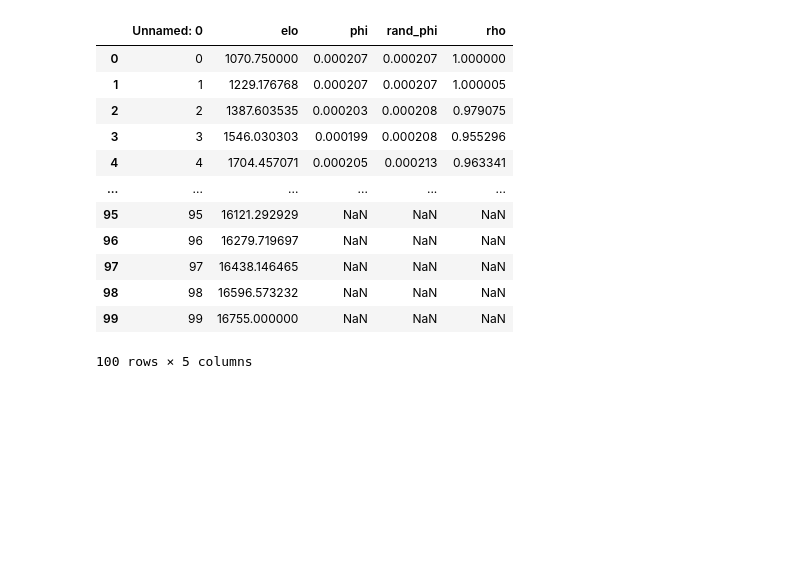
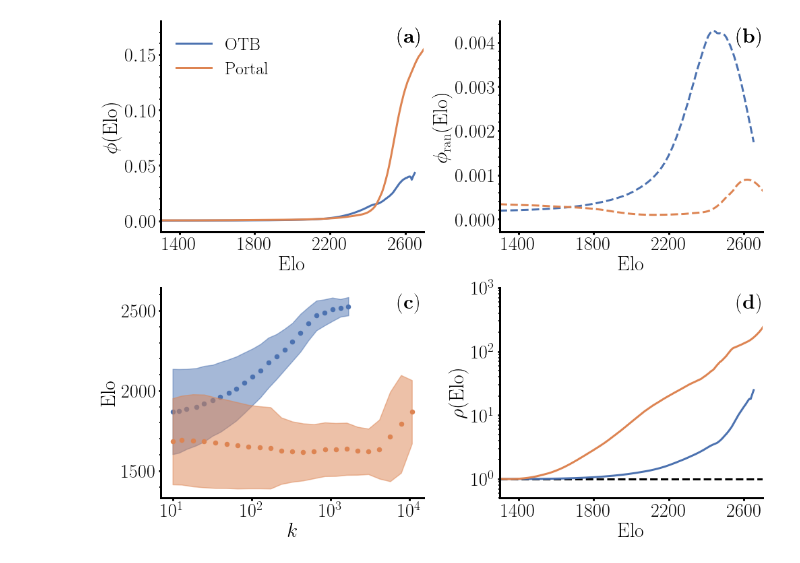
Before and after one commit to nahuelalmeira/chess, a Jupyter notebook: notebooks/figura4.ipynb, the cells around one changed output. Cells and saved outputs as stored; diff of their text form; code cells hidden in the pictures; blank space fills up the shorter version.

```diff
--- a/notebooks/figura4.ipynb
+++ b/notebooks/figura4.ipynb
@@ -155,16 +161,62 @@ plt.show()
-# %%
-df
-# %% [output]
-|  | Unnamed: 0 | elo | phi | rand_phi | rho |
-| 0 | 0 | 1070.750000 | 0.000207 | 0.000207 | 1.000000 |
-| 1 | 1 | 1229.176768 | 0.000207 | 0.000207 | 1.000005 |
-| 2 | 2 | 1387.603535 | 0.000203 | 0.000208 | 0.979075 |
-| 3 | 3 | 1546.030303 | 0.000199 | 0.000208 | 0.955296 |
-| 4 | 4 | 1704.457071 | 0.000205 | 0.000213 | 0.963341 |
-| ... | ... | ... | ... | ... | ... |
-| 95 | 95 | 16121.292929 | NaN | NaN | NaN |
-| 96 | 96 | 16279.719697 | NaN | NaN | NaN |
-| 97 | 97 | 16438.146465 | NaN | NaN | NaN |
-| 98 | 98 | 16596.573232 | NaN | NaN | NaN |
-| 99 | 99 | 16755.000000 | NaN | NaN | NaN |
-100 rows × 5 columns
+# %%
+ncols, nrows = 2, 2
+fig, axes = plt.subplots(figsize=(7*ncols, 5.5*nrows), ncols=ncols, nrows=nrows)
+
+for i, (name, df) in enumerate(rich_club_elo_data.items()):
+    ax = axes[0,0]
+    ax.text(0.9, 0.9, panels[0], fontsize=30, transform=ax.transAxes)
+    ax.set_ylim(-0.01, 0.18)
+    ax.set_xlabel(r"$\mathrm{Elo}$")
+    ax.set_ylabel(r"$\phi(\mathrm{Elo})$")
+    ax.plot(
+        df.elo,
+        df.phi_filter,
+        label=database_latex[name],
+        color=f"C{i}",
+        )
+    ax = axes[0,1]
+    ax.text(0.9, 0.9, panels[1], fontsize=30, transform=ax.transAxes)
+    ax.set_xlabel(r"$\mathrm{Elo}$")
+    ax.set_ylabel(r"$\phi_{\mathrm{ran}}(\mathrm{Elo})$")
+    ax.plot(
+        df.elo,
+        df.phi_ran_filter,
+        color=f"C{i}",
+        linestyle="--",
+    )
+axes[0,0].legend(frameon=False)
+
+ax = axes[1,0]
+ax.text(0.9, 0.9, panels[2], fontsize=30, transform=ax.transAxes)
+ax.set_xlabel(r"$k$")
+ax.set_ylabel(r"$\mathrm{Elo}$")
+ax.set_xscale("log")
+for i, (name, node_df) in enumerate(node_dfs.items()):
+    X, mean_values, std_values = get_elo_vs_k(node_df, bins=24)
+    #ax.errorbar(X[:-1], mean_values, std_values, label=name)
+    ax.scatter(X[:-1], mean_values, label=name, color=f"C{i}")
+    ax.fill_between(X[:-1], mean_values-std_values, mean_values+std_values, alpha=0.5, color=f"C{i}")
+ax.set_xticks([10, 100, 1000, 10000])
+
+ax = axes[1,1]
+ax.text(0.9, 0.9, panels[3], fontsize=30, transform=ax.transAxes)
+ax.set_xlabel(r"$\mathrm{Elo}$")
+ax.set_ylabel(r"$\rho(\mathrm{Elo})$")
+ax.axhline(1, color="k", linestyle="--")
+for name, df in rich_club_elo_data.items():
+    ax.plot(df.elo, df.rho_filter, label=database_latex[name])
+ax.set_yscale("log")
+ax.set_ylim(0.5, 1000)
+
+for i, ax in enumerate(axes.flatten()):
+    if i == 2:
+        continue
+    ax.set_xlim(1300, 2700)
+    ax.set_xticks([1400, 1800, 2200, 2600])
+
+sns.despine()
+plt.tight_layout()
+plt.savefig(FIGS_DIR / "rich_club_elo.pdf")
+plt.show()
+# %% [output]
+[figure, added]
```
Also changed, not shown: parts of 9 cells of this notebook, 9 other files.
